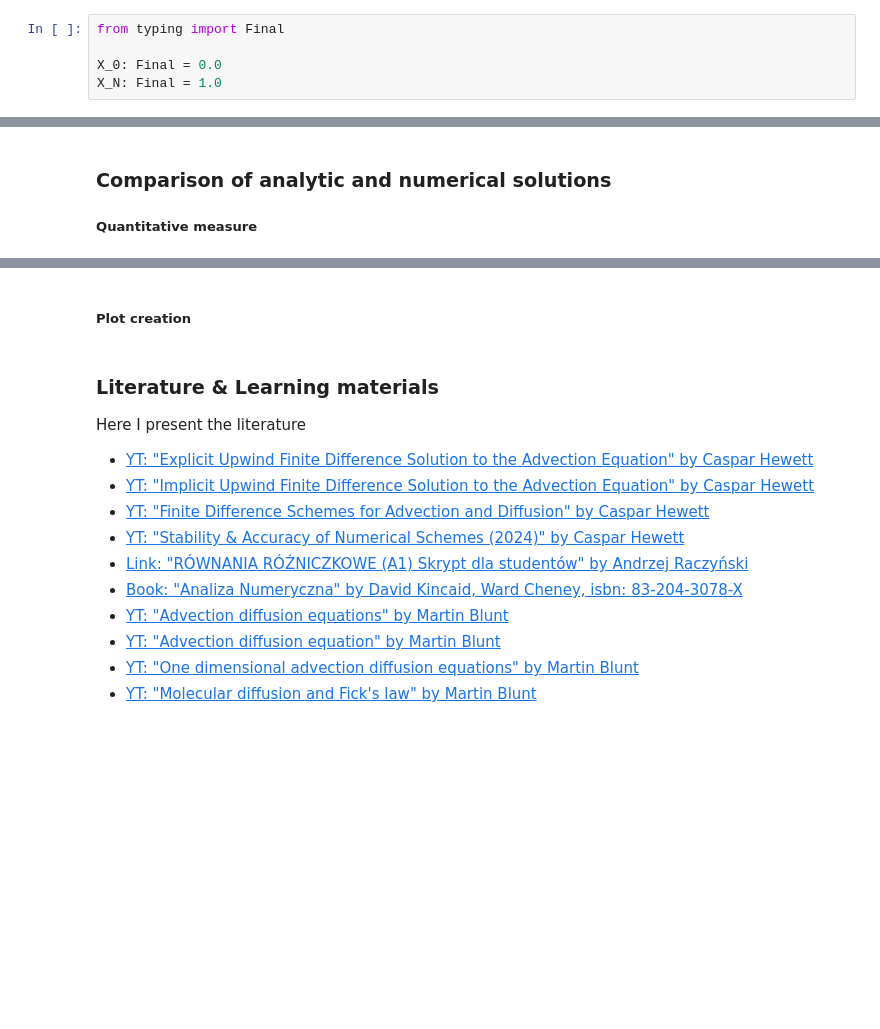
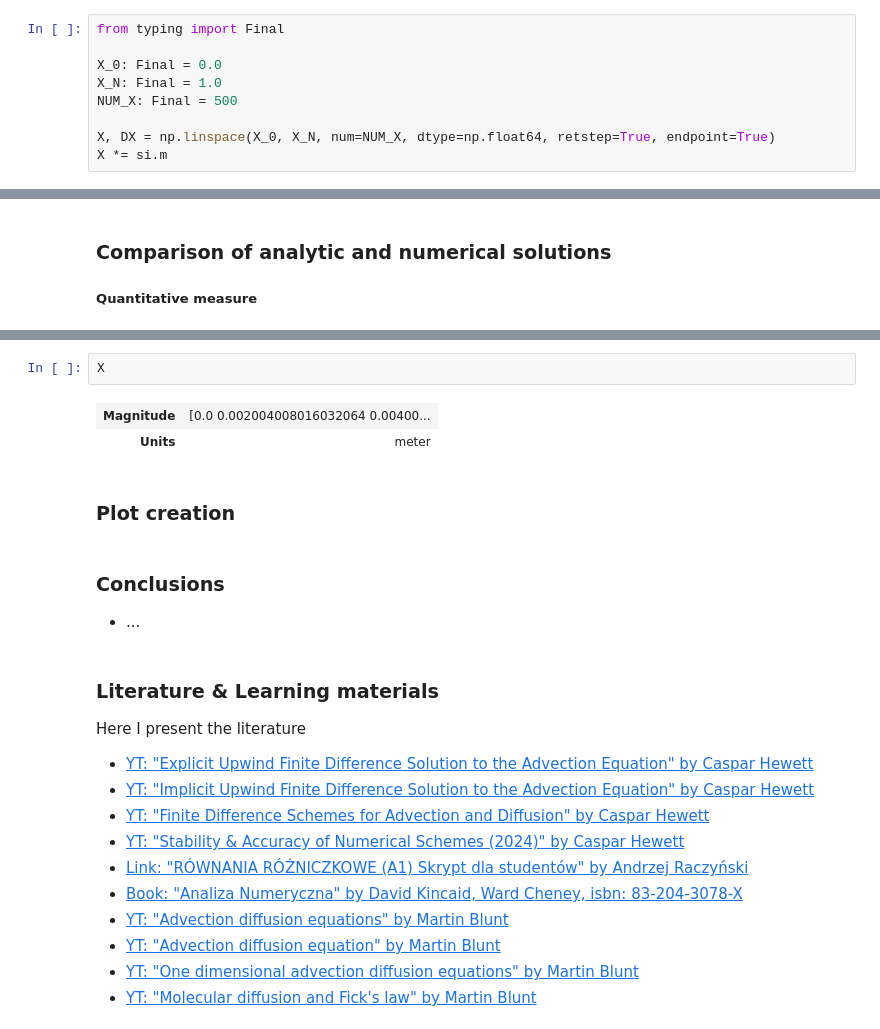
Before and after one commit to ForNeus57/modelling-of-physical-systems, a Jupyter notebook: labs/04/04.ipynb, the cells around one changed output, grey strips where cells are left out. Cells and saved outputs as stored; diff of their text form; blank space fills up the shorter version.

```diff
--- a/labs/04/04.ipynb
+++ b/labs/04/04.ipynb
@@ -99,3 +99,7 @@ from typing import Final
 
 X_0: Final = 0.0
 X_N: Final = 1.0
+NUM_X: Final = 500
+
+X, DX = np.linspace(X_0, X_N, num=NUM_X, dtype=np.float64, retstep=True, endpoint=True)
+X *= si.m
@@ -430,5 +490,14 @@ NUM_T: Final = 500
+# %%
+X
+# %% [output]
+| Magnitude | [0.0 0.002004008016032064 0.00400... |
+| Units | meter |
 # %% [markdown]
-##### Plot creation
+### Plot creation
+# %% [markdown]
+### Conclusions
+
+- ...
 # %% [markdown]
 ### Literature & Learning materials
 
```
Also changed, not shown: parts of 11 cells of this notebook.
